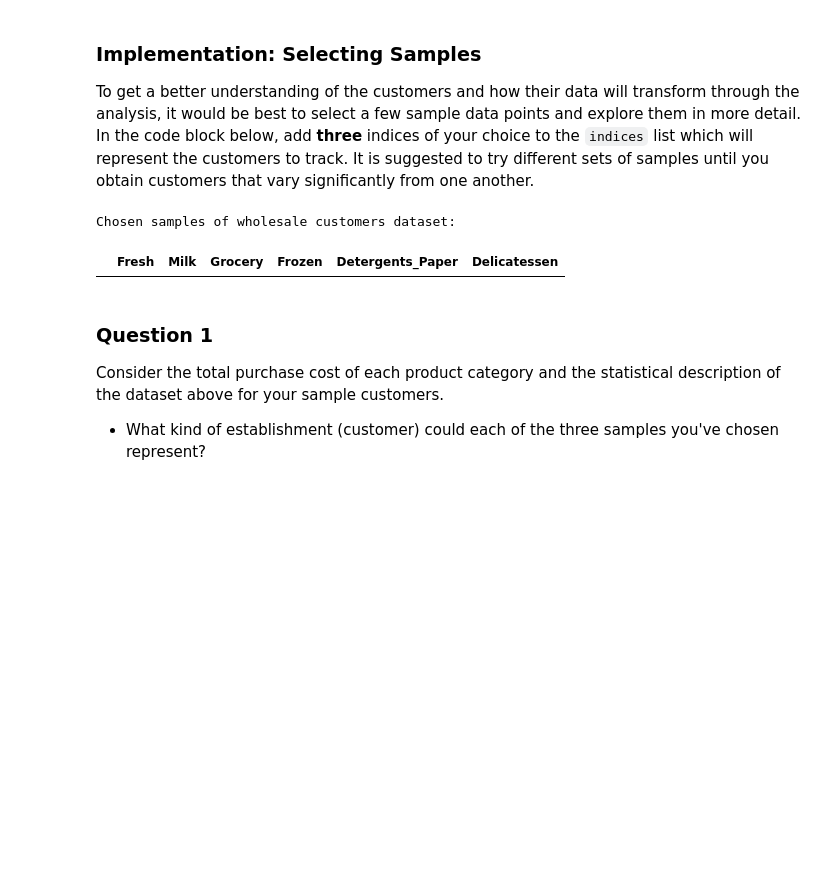
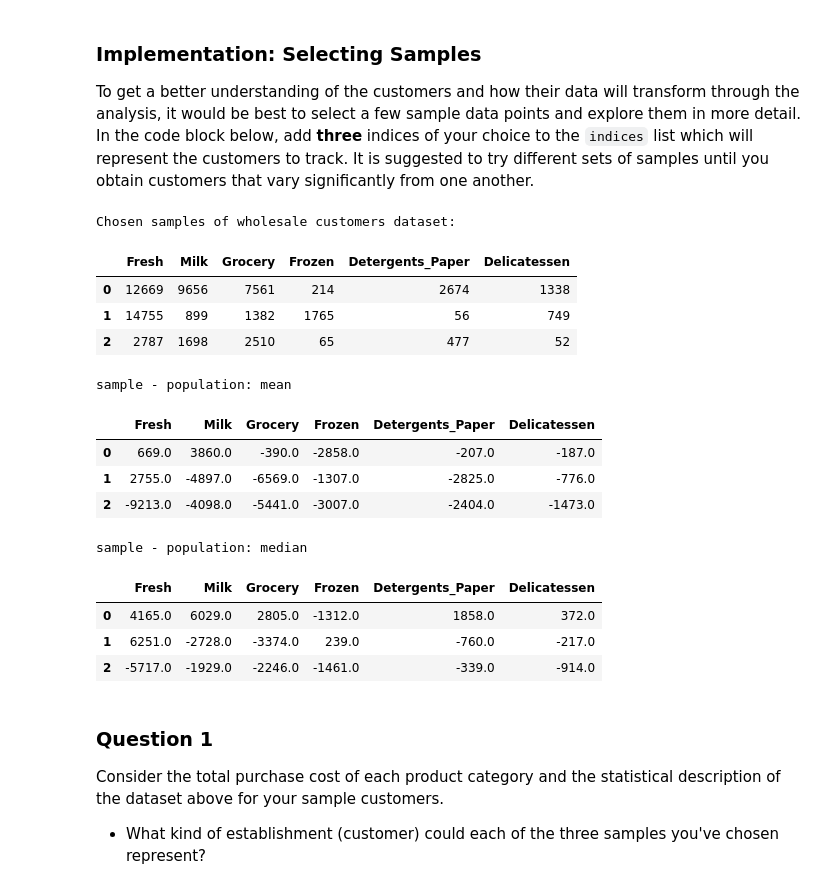
Before and after one commit to aaronbcj/udacity-MLNDT1, a Jupyter notebook: customer_segments/customer_segments.ipynb, the cells around one changed output. Cells and saved outputs as stored; diff of their text form; code cells hidden in the pictures; blank space fills up the shorter version.

```diff
--- a/customer_segments/customer_segments.ipynb
+++ b/customer_segments/customer_segments.ipynb
@@ -60,15 +64,33 @@ display(data.describe())
 To get a better understanding of the customers and how their data will transform through the analysis, it would be best to select a few sample data points and explore them in more detail. In the code block below, add **three** indices of your choice to the `indices` list which will represent the customers to track. It is suggested to try different sets of samples until you obtain customers that vary significantly from one another.
 # %%
 # TODO: Select three indices of your choice you wish to sample from the dataset
-indices = []
+indices = [0, 220, 439]
 
 # Create a DataFrame of the chosen samples
 samples = pd.DataFrame(data.loc[indices], columns = data.keys()).reset_index(drop = True)
 print("Chosen samples of wholesale customers dataset:")
 display(samples)
+print('')
+print("sample - population: mean")
+display(samples - np.around(data.mean().values))
+print("sample - population: median")
+display(samples - np.around(data.median().values))
 # %% [output]
 Chosen samples of wholesale customers dataset:
 |  | Fresh | Milk | Grocery | Frozen | Detergents_Paper | Delicatessen |
+| 0 | 12669 | 9656 | 7561 | 214 | 2674 | 1338 |
+| 1 | 14755 | 899 | 1382 | 1765 | 56 | 749 |
+| 2 | 2787 | 1698 | 2510 | 65 | 477 | 52 |
+sample - population: mean
+|  | Fresh | Milk | Grocery | Frozen | Detergents_Paper | Delicatessen |
+| 0 | 669.0 | 3860.0 | -390.0 | -2858.0 | -207.0 | -187.0 |
+| 1 | 2755.0 | -4897.0 | -6569.0 | -1307.0 | -2825.0 | -776.0 |
+| 2 | -9213.0 | -4098.0 | -5441.0 | -3007.0 | -2404.0 | -1473.0 |
+sample - population: median
+|  | Fresh | Milk | Grocery | Frozen | Detergents_Paper | Delicatessen |
+| 0 | 4165.0 | 6029.0 | 2805.0 | -1312.0 | 1858.0 | 372.0 |
+| 1 | 6251.0 | -2728.0 | -3374.0 | 239.0 | -760.0 | -217.0 |
+| 2 | -5717.0 | -1929.0 | -2246.0 | -1461.0 | -339.0 | -914.0 |
 # %% [markdown]
 ### Question 1
 Consider the total purchase cost of each product category and the statistical description of the dataset above for your sample customers.
```
Also changed, not shown: parts of 45 cells of this notebook, 2 other files.
